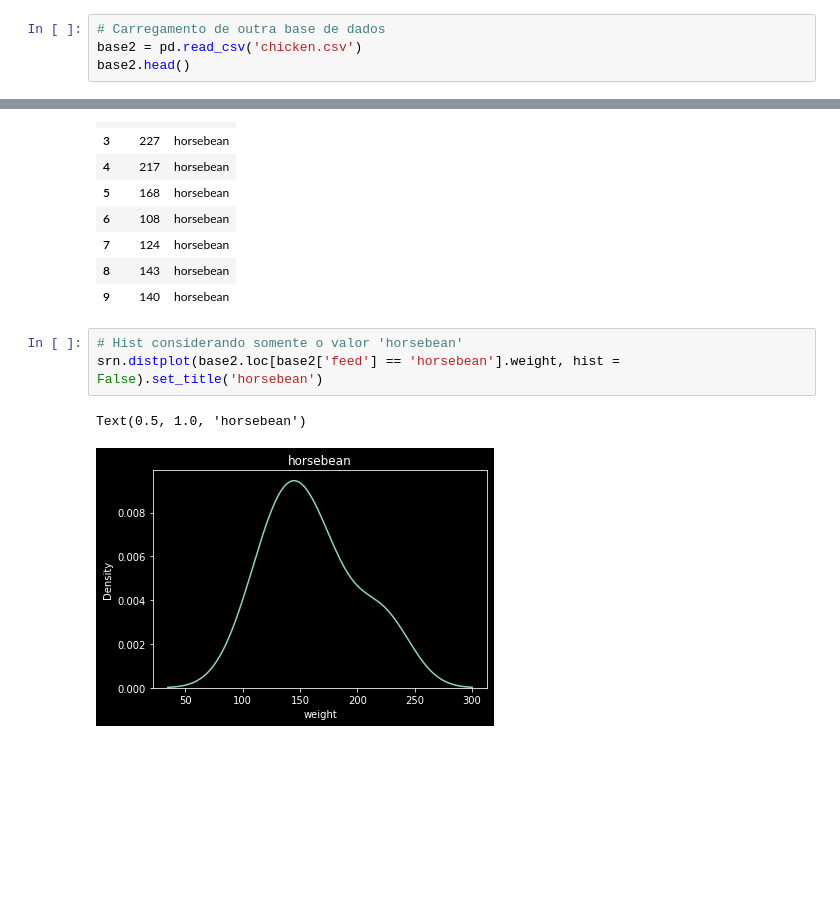
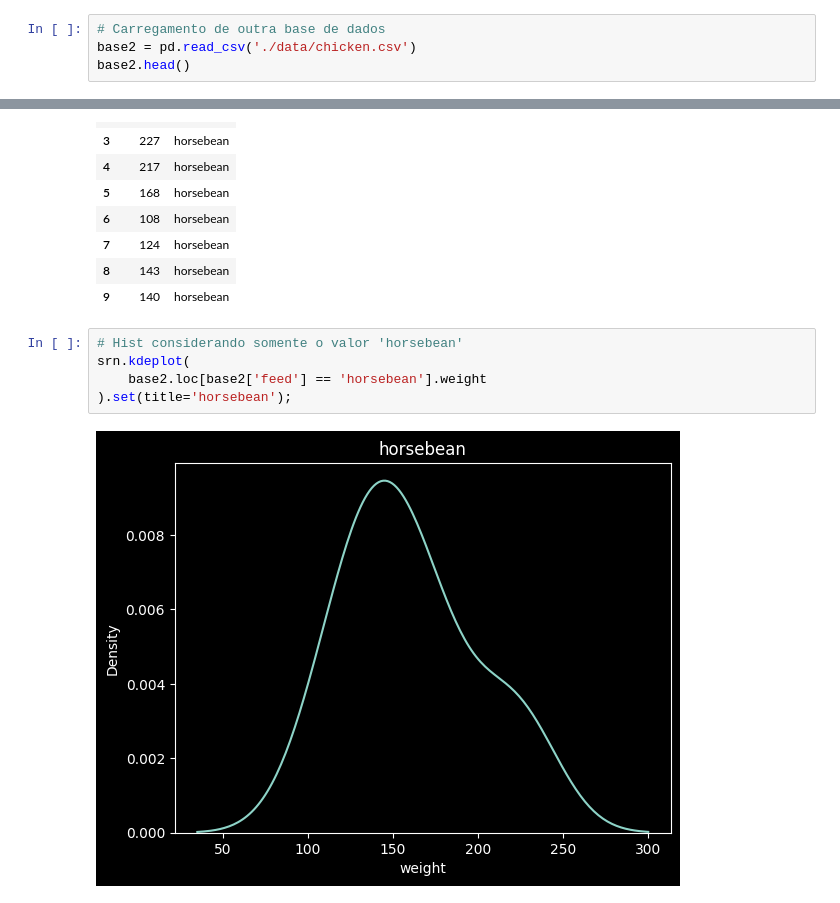
Before and after one commit to Joao-Inacio/Formacao-Cientista-de-Dados, a Jupyter notebook: 3_Gráficos/9_Hist_desidade_seab.ipynb, the cells around one changed output, grey strips where cells are left out. Saved outputs shown, nothing was run; the diff lists cells and outputs as text; blank space fills up the shorter version.

```diff
--- a/3_Gráficos/9_Hist_desidade_seab.ipynb
+++ b/3_Gráficos/9_Hist_desidade_seab.ipynb
@@ -26,6 +27,6 @@ Text(0.5, 1.0, 'Árvores')
 # %%
 # Carregamento de outra base de dados
-base2 = pd.read_csv('chicken.csv')
+base2 = pd.read_csv('./data/chicken.csv')
 base2.head()
 # %% [output]
 |  | weight | feed |
@@ -64,9 +65,10 @@ teste
 | 9 | 140 | horsebean |
 # %%
 # Hist considerando somente o valor 'horsebean'
-srn.distplot(base2.loc[base2['feed'] == 'horsebean'].weight, hist = False).set_title('horsebean')
+srn.kdeplot(
+    base2.loc[base2['feed'] == 'horsebean'].weight
+).set(title='horsebean');
 # %% [output]
-Text(0.5, 1.0, 'horsebean')
-[figure, old version]
+[figure, new version]
 # %%
 # Hist considerando somente o valor 'casein'
```
Also changed, not shown: parts of 8 cells of this notebook.
